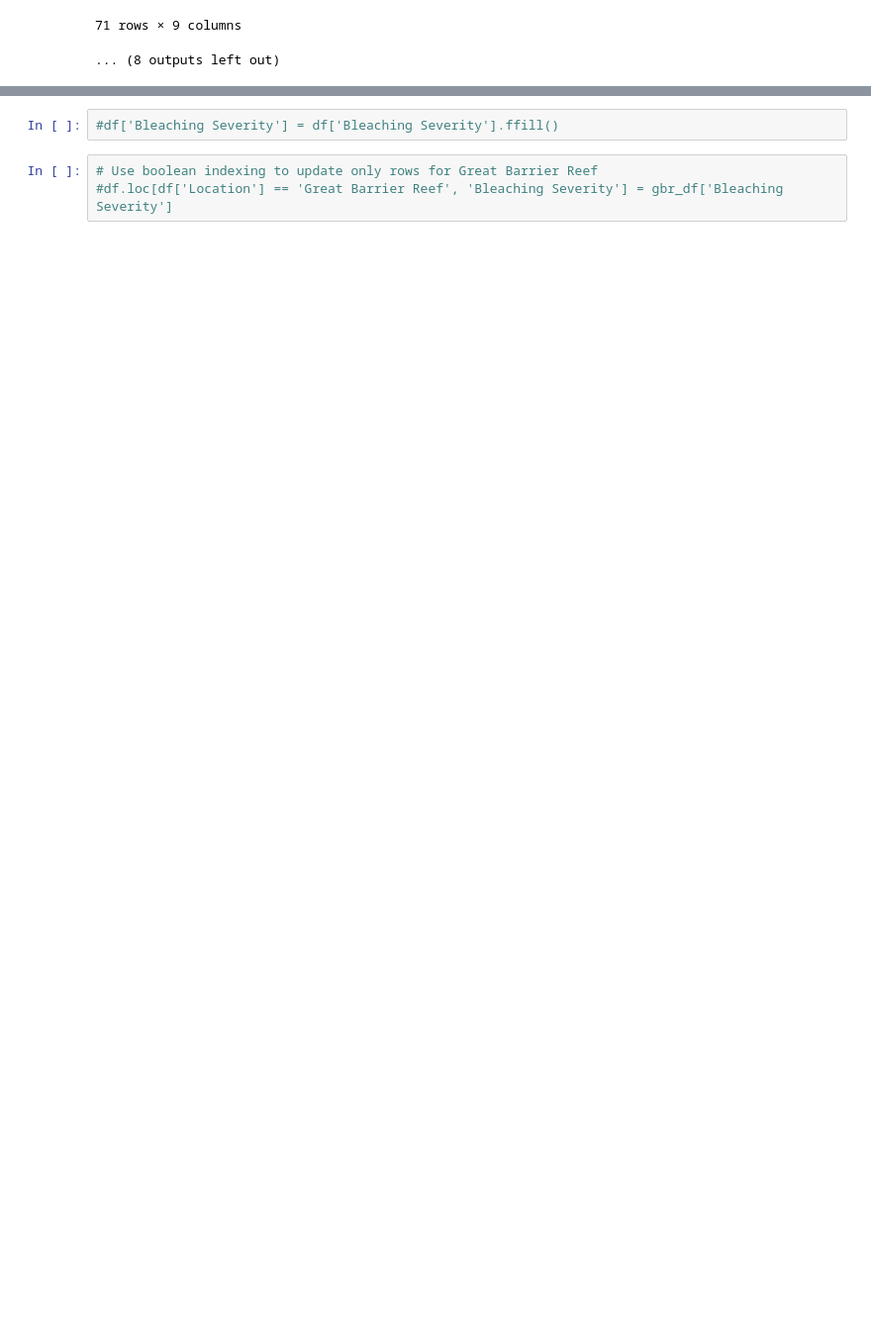
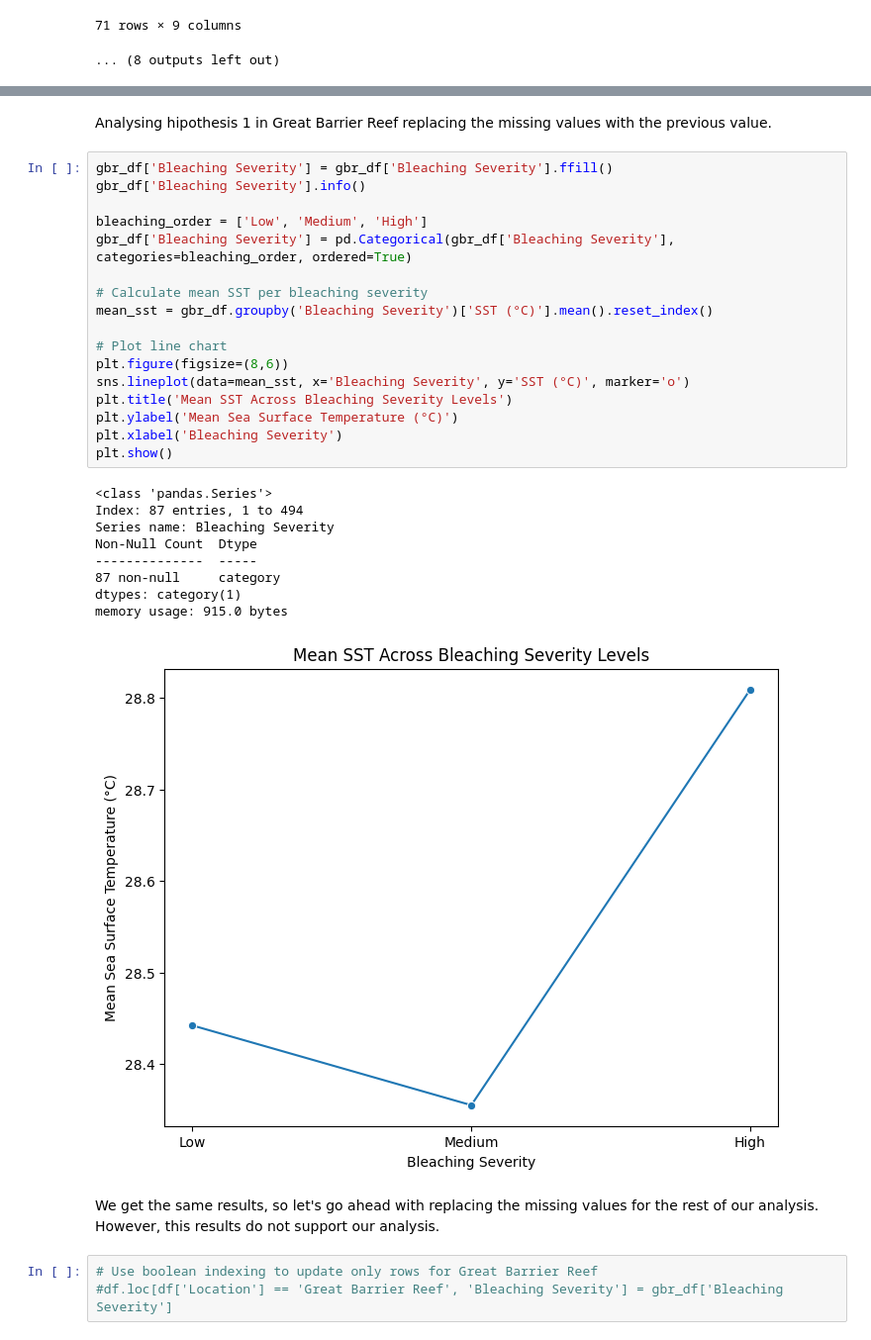
Before and after one commit to Sarah-Jane85/first_project, a Jupyter notebook: ocean_climate_project.ipynb, the cells around one changed output, grey strips where cells are left out. Shown at 99% size. Drawn from its saved outputs; the diff is of its cells as text; blank space fills up the shorter version.

```diff
--- a/ocean_climate_project.ipynb
+++ b/ocean_climate_project.ipynb
@@ -117,5 +159,35 @@ Location: Hawaiian Islands
+# %% [markdown]
+Analysing hipothesis 1 in Great Barrier Reef replacing the missing values with the previous value.
 # %%
-#df['Bleaching Severity'] = df['Bleaching Severity'].ffill()
+gbr_df['Bleaching Severity'] = gbr_df['Bleaching Severity'].ffill()
+gbr_df['Bleaching Severity'].info()
+
+bleaching_order = ['Low', 'Medium', 'High']
+gbr_df['Bleaching Severity'] = pd.Categorical(gbr_df['Bleaching Severity'], categories=bleaching_order, ordered=True)
+
+# Calculate mean SST per bleaching severity
+mean_sst = gbr_df.groupby('Bleaching Severity')['SST (°C)'].mean().reset_index()
+
+# Plot line chart
+plt.figure(figsize=(8,6))
+sns.lineplot(data=mean_sst, x='Bleaching Severity', y='SST (°C)', marker='o')
+plt.title('Mean SST Across Bleaching Severity Levels')
+plt.ylabel('Mean Sea Surface Temperature (°C)')
+plt.xlabel('Bleaching Severity')
+plt.show()
+# %% [output]
+<class 'pandas.Series'>
+Index: 87 entries, 1 to 494
+Series name: Bleaching Severity
+Non-Null Count  Dtype
+--------------  -----
+87 non-null     category
+dtypes: category(1)
+memory usage: 915.0 bytes
+[figure, added]
+# %% [markdown]
+We get the same results, so let's go ahead with replacing the missing values for the rest of our analysis.
+However, this results do not support our analysis.
 # %%
 # Use boolean indexing to update only rows for Great Barrier Reef
 #df.loc[df['Location'] == 'Great Barrier Reef', 'Bleaching Severity'] = gbr_df['Bleaching Severity']
```
Also changed, not shown: parts of 9 cells of this notebook.
